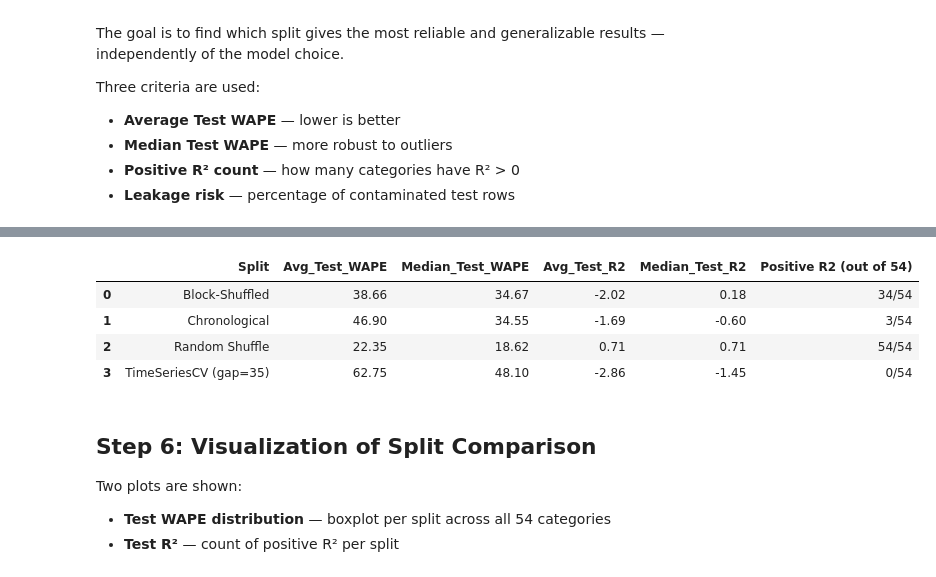
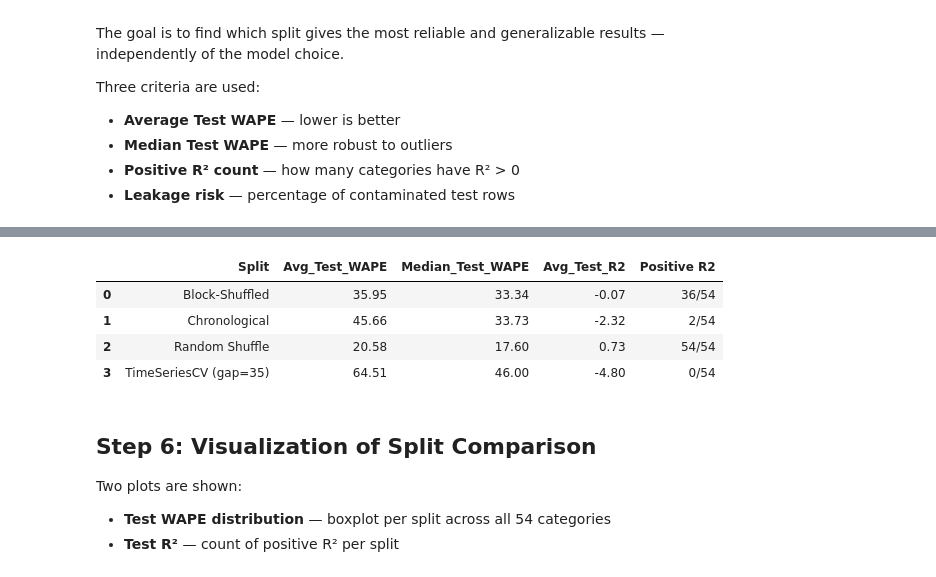
Before and after one commit to wll-hayat04/retail-demand-forecasting, a Jupyter notebook: notebooks/03_split_strategy.ipynb, the cells around one changed output, grey strips where cells are left out. Cells and saved outputs as stored; diff of their text form; code cells hidden in the pictures.

```diff
--- a/notebooks/03_split_strategy.ipynb
+++ b/notebooks/03_split_strategy.ipynb
@@ -190,0 +109,13 @@ for category in all_categories:
+# %%
+X_horizon, Y_lead = 7, 7
+target_col = config.target_name(X_horizon, Y_lead)
+
+datasets = {}
+for cat in all_categories:
+    d = feat.build_features(daily, cat, X=X_horizon, Y=Y_lead)
+    if len(d) >= 50:
+        datasets[cat] = d
+
+features = feat.available_features(next(iter(datasets.values())))
+print(f"{len(datasets)} categories prepared, {len(features)} features")
+print(f"target: {target_col}")
@@ -305,34 +196,23 @@ TimeSeriesCV done.
 # %%
-split_comparison_df = pd.DataFrame(split_comparison_results)
-
 summary = (
-    split_comparison_df
-    .groupby("Split")
-    .agg(
-        Avg_Test_WAPE   =("Test WAPE (%)", "mean"),
-        Median_Test_WAPE=("Test WAPE (%)", "median"),
-        Avg_Test_R2     =("Test R2", "mean"),
-        Median_Test_R2  =("Test R2", "median"),  # ← ajoute ça
-        Positive_R2     =("Test R2", lambda x: (x > 0).sum()),
-        Total           =("Test R2", "count")
-    )
-    .round(2)
-    .reset_index()
+    split_comparison_df.groupby("Split")
+    .agg(Avg_Test_WAPE=("Test WAPE (%)", "mean"),
+         Median_Test_WAPE=("Test WAPE (%)", "median"),
+         Avg_Test_R2=("Test R2", "mean"),
+         Positive_R2=("Test R2", lambda x: (x > 0).sum()),
+         Total=("Test R2", "count"))
+    .round(2).reset_index()
 )
-
-summary["Positive R2 (out of 54)"] = (
-    summary["Positive_R2"].astype(str) + "/" +
-    summary["Total"].astype(str)
-)
-
+summary["Positive R2"] = (summary["Positive_R2"].astype(str) + "/"
+                          + summary["Total"].astype(str))
 summary = summary.drop(columns=["Positive_R2", "Total"])
 summary
 # %% [output]
-|  | Split | Avg_Test_WAPE | Median_Test_WAPE | Avg_Test_R2 | Median_Test_R2 | Positive R2 (out of 54) |
-| 0 | Block-Shuffled | 38.66 | 34.67 | -2.02 | 0.18 | 34/54 |
-| 1 | Chronological | 46.90 | 34.55 | -1.69 | -0.60 | 3/54 |
-| 2 | Random Shuffle | 22.35 | 18.62 | 0.71 | 0.71 | 54/54 |
-| 3 | TimeSeriesCV (gap=35) | 62.75 | 48.10 | -2.86 | -1.45 | 0/54 |
+|  | Split | Avg_Test_WAPE | Median_Test_WAPE | Avg_Test_R2 | Positive R2 |
+| 0 | Block-Shuffled | 35.95 | 33.34 | -0.07 | 36/54 |
+| 1 | Chronological | 45.66 | 33.73 | -2.32 | 2/54 |
+| 2 | Random Shuffle | 20.58 | 17.60 | 0.73 | 54/54 |
+| 3 | TimeSeriesCV (gap=35) | 64.51 | 46.00 | -4.80 | 0/54 |
 # %% [markdown]
 ## Step 6: Visualization of Split Comparison
 
```
Also changed, not shown: parts of 21 cells of this notebook.
